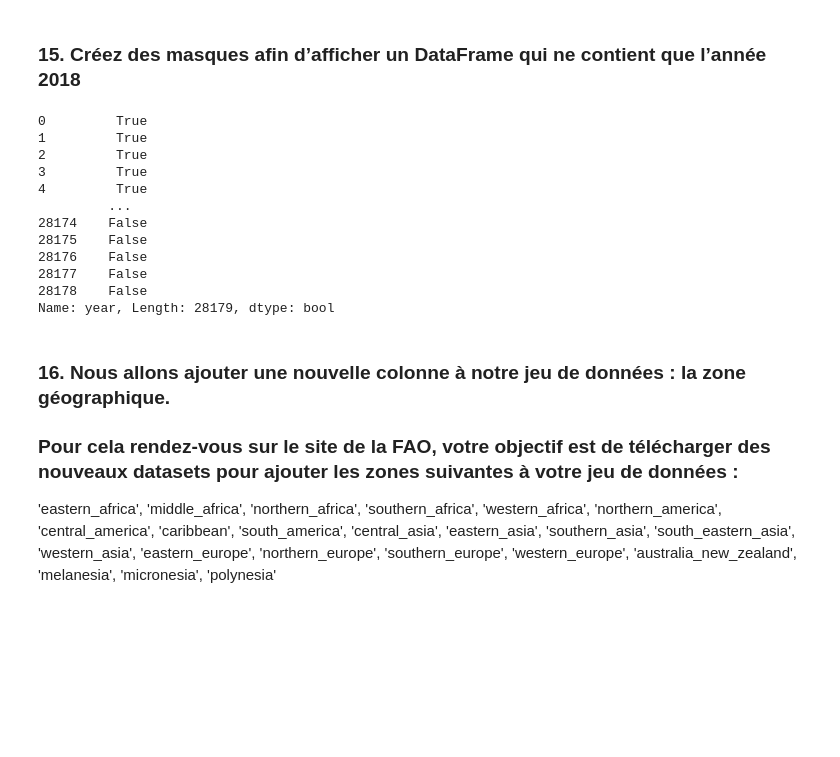
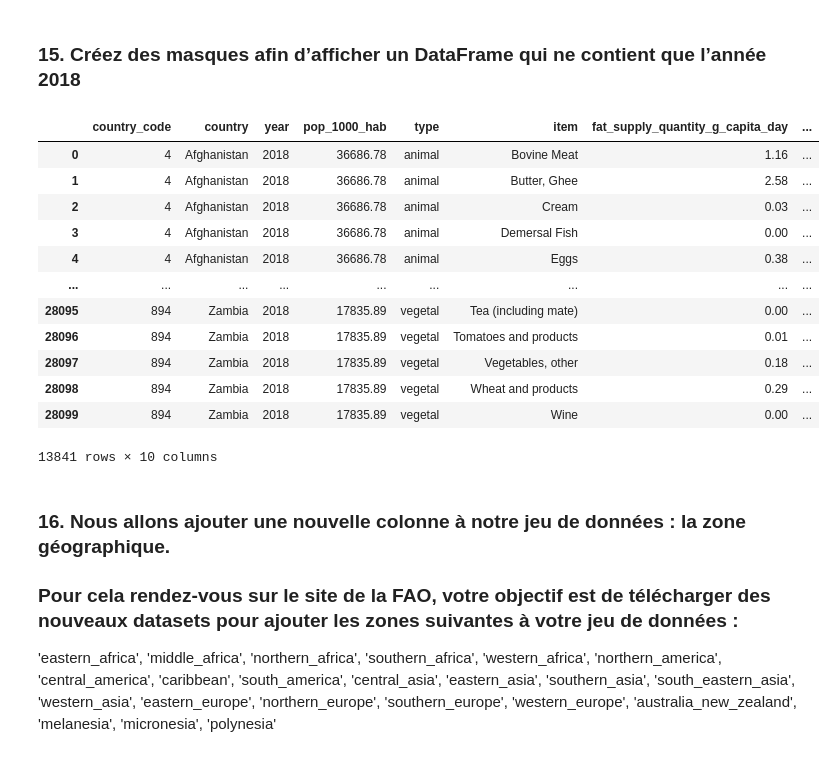
Before and after one commit to Hamza-Benhammou/brief_data_CCH, a Jupyter notebook: my_draft.ipynb, the cells around one changed output. Drawn from its saved outputs; the diff is of its cells as text; code cells hidden in the pictures; blank space fills up the shorter version.

```diff
--- a/my_draft.ipynb
+++ b/my_draft.ipynb
@@ -309,21 +314,26 @@ df.head()
 | 4 | 4 | Afghanistan | 2018 | 36686.78 | animal | Eggs | 0.38 | ... |
 # %% [markdown]
 ### 15. Créez des masques afin d’afficher un DataFrame qui ne contient que l’année 2018
-# %%
-display(df["year"] == 2018)
-# %% [output]
-0         True
-1         True
-2         True
-3         True
-4         True
-         ...
-28174    False
-28175    False
-28176    False
-28177    False
-28178    False
-Name: year, Length: 28179, dtype: bool
+# %%
+# display(df["year"] == 2018)
+# corrigé avec Hamza et Christian car ici n'affiche que le masque
+
+df[df["year"] == 2018]
+# ici affiche le résultat avec le masque
+# %% [output]
+|  | country_code | country | year | pop_1000_hab | type | item | fat_supply_quantity_g_capita_day | ... |
+| 0 | 4 | Afghanistan | 2018 | 36686.78 | animal | Bovine Meat | 1.16 | ... |
+| 1 | 4 | Afghanistan | 2018 | 36686.78 | animal | Butter, Ghee | 2.58 | ... |
+| 2 | 4 | Afghanistan | 2018 | 36686.78 | animal | Cream | 0.03 | ... |
+| 3 | 4 | Afghanistan | 2018 | 36686.78 | animal | Demersal Fish | 0.00 | ... |
+| 4 | 4 | Afghanistan | 2018 | 36686.78 | animal | Eggs | 0.38 | ... |
+| ... | ... | ... | ... | ... | ... | ... | ... | ... |
+| 28095 | 894 | Zambia | 2018 | 17835.89 | vegetal | Tea (including mate) | 0.00 | ... |
+| 28096 | 894 | Zambia | 2018 | 17835.89 | vegetal | Tomatoes and products | 0.01 | ... |
+| 28097 | 894 | Zambia | 2018 | 17835.89 | vegetal | Vegetables, other | 0.18 | ... |
+| 28098 | 894 | Zambia | 2018 | 17835.89 | vegetal | Wheat and products | 0.29 | ... |
+| 28099 | 894 | Zambia | 2018 | 17835.89 | vegetal | Wine | 0.00 | ... |
+13841 rows × 10 columns
 # %% [markdown]
 ### 16. Nous allons ajouter une nouvelle colonne à notre jeu de données : la zone géographique.
 
```
Also changed, not shown: parts of 8 cells of this notebook, 23 other files.
